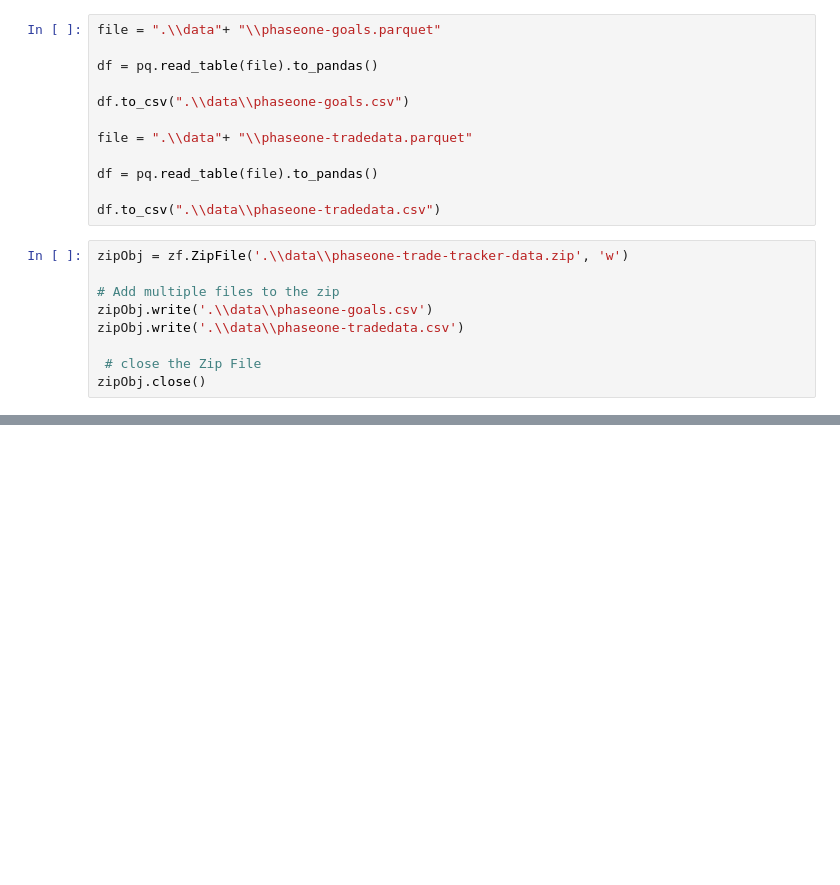
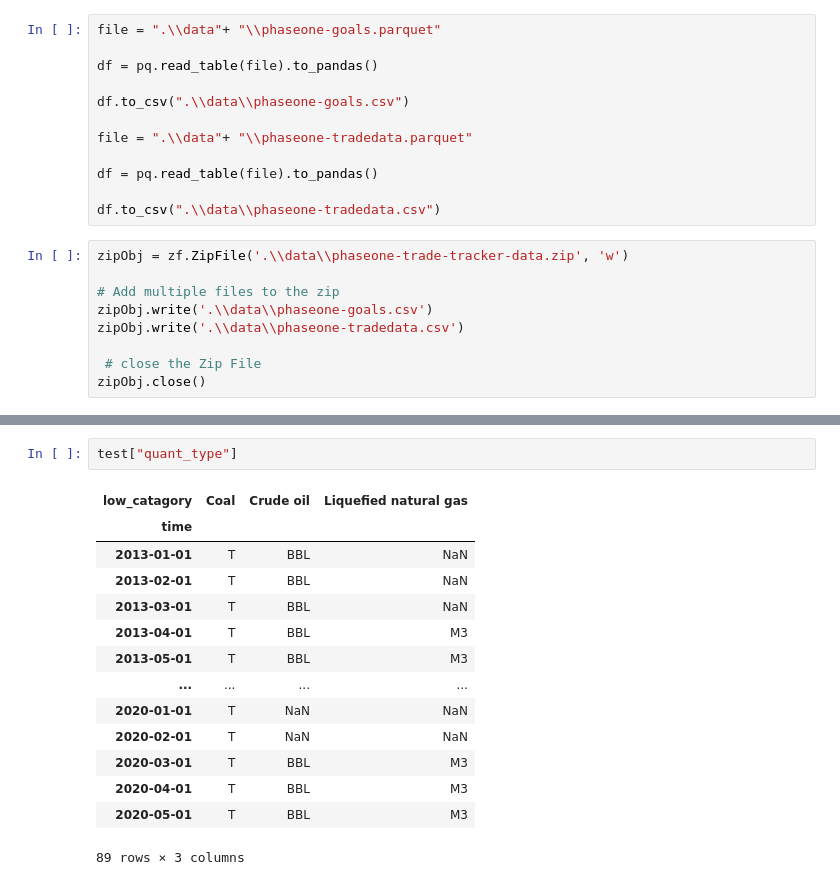
Before and after one commit to mwaugh0328/tradewar-tracker, a Jupyter notebook: phase-one-plots.ipynb, the cells around one changed output, grey strips where cells are left out. Cells and saved outputs as stored; diff of their text form; blank space fills up the shorter version.

```diff
--- a/phase-one-plots.ipynb
+++ b/phase-one-plots.ipynb
@@ -444,0 +580,17 @@ zipObj.close()
+# %%
+test["quant_type"]
+# %% [output]
+| low_catagory | Coal | Crude oil | Liquefied natural gas |
+| time |  |  |  |
+| 2013-01-01 | T | BBL | NaN |
+| 2013-02-01 | T | BBL | NaN |
+| 2013-03-01 | T | BBL | NaN |
+| 2013-04-01 | T | BBL | M3 |
+| 2013-05-01 | T | BBL | M3 |
+| ... | ... | ... | ... |
+| 2020-01-01 | T | NaN | NaN |
+| 2020-02-01 | T | NaN | NaN |
+| 2020-03-01 | T | BBL | M3 |
+| 2020-04-01 | T | BBL | M3 |
+| 2020-05-01 | T | BBL | M3 |
+89 rows × 3 columns
```
Also changed, not shown: parts of 10 cells of this notebook, 2 other files.
